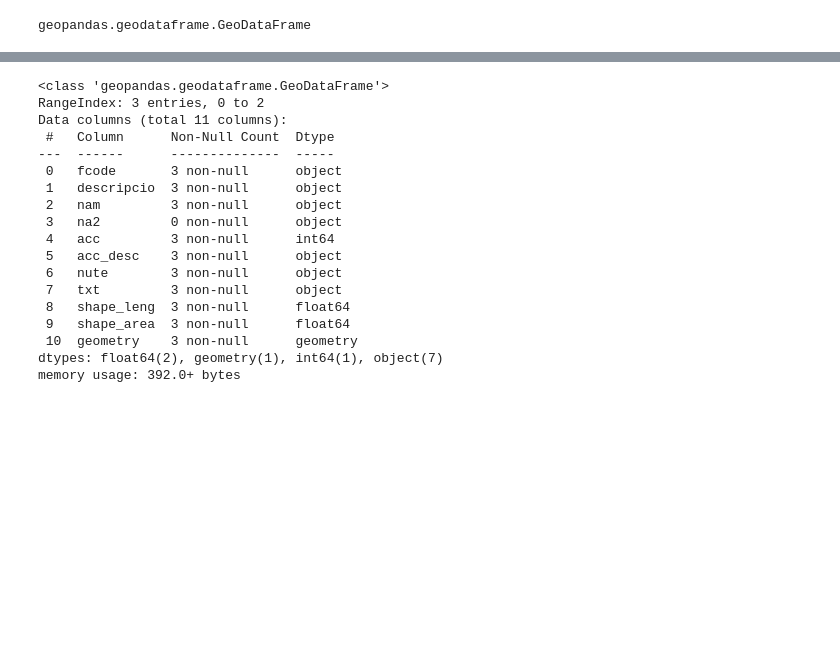
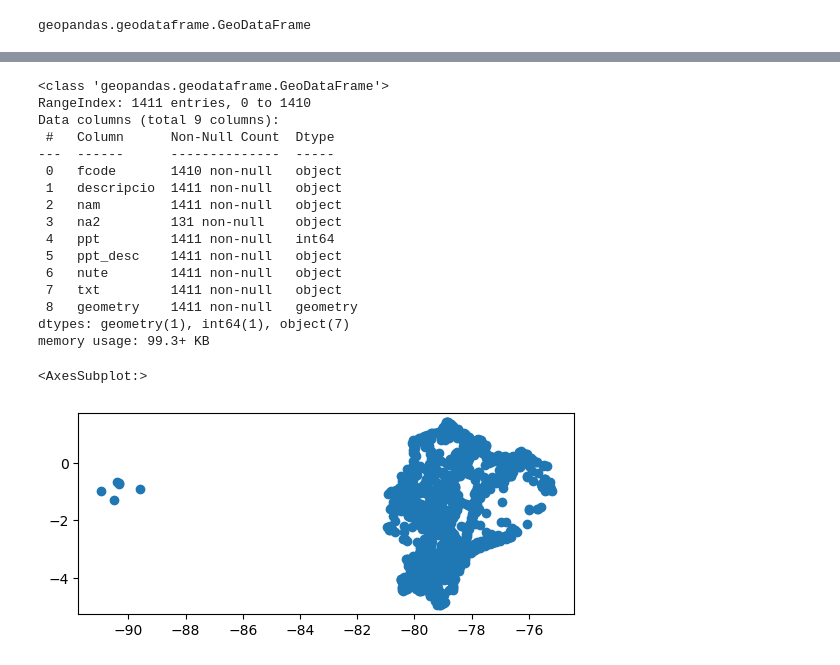
Before and after one commit to vaaleriaa111/geoECUADOR, a Jupyter notebook: codigoECU.ipynb, the cells around one changed output, grey strips where cells are left out. Saved outputs shown, nothing was run; the diff lists cells and outputs as text; code cells hidden in the pictures; blank space fills up the shorter version.

```diff
--- a/codigoECU.ipynb
+++ b/codigoECU.ipynb
@@ -37,22 +48,26 @@ edificada[edificada.isna().any(axis=1)]
 # %%
 # tipos
-edificada.info()
+poblados.info()
 # %% [output]
 <class 'geopandas.geodataframe.GeoDataFrame'>
-RangeIndex: 3 entries, 0 to 2
-Data columns (total 11 columns):
+RangeIndex: 1411 entries, 0 to 1410
+Data columns (total 9 columns):
  #   Column      Non-Null Count  Dtype
 ---  ------      --------------  -----
- 0   fcode       3 non-null      object
- 1   descripcio  3 non-null      object
- 2   nam         3 non-null      object
- 3   na2         0 non-null      object
- 4   acc         3 non-null      int64
- 5   acc_desc    3 non-null      object
- 6   nute        3 non-null      object
- 7   txt         3 non-null      object
- 8   shape_leng  3 non-null      float64
- 9   shape_area  3 non-null      float64
- 10  geometry    3 non-null      geometry
-dtypes: float64(2), geometry(1), int64(1), object(7)
-memory usage: 392.0+ bytes
+ 0   fcode       1410 non-null   object
+ 1   descripcio  1411 non-null   object
+ 2   nam         1411 non-null   object
+ 3   na2         131 non-null    object
+ 4   ppt         1411 non-null   int64
+ 5   ppt_desc    1411 non-null   object
+ 6   nute        1411 non-null   object
+ 7   txt         1411 non-null   object
+ 8   geometry    1411 non-null   geometry
+dtypes: geometry(1), int64(1), object(7)
+memory usage: 99.3+ KB
+# %%
+# ploteo
+poblados.plot()
+# %% [output]
+<AxesSubplot:>
+[figure, added]
```
Also changed, not shown: parts of 9 cells of this notebook, 17 other files.
